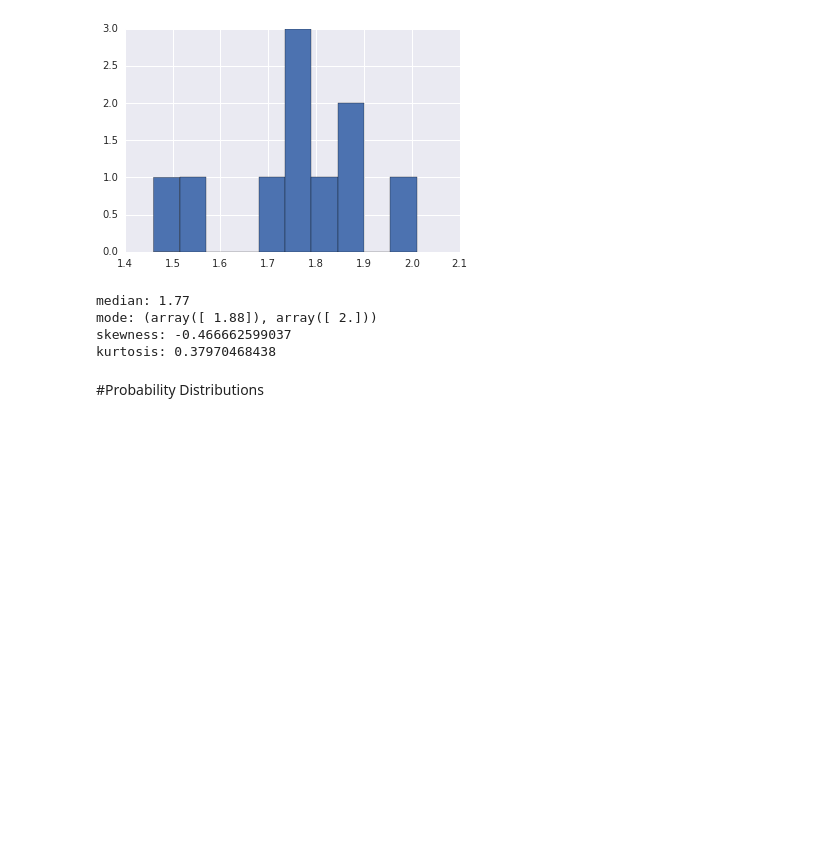
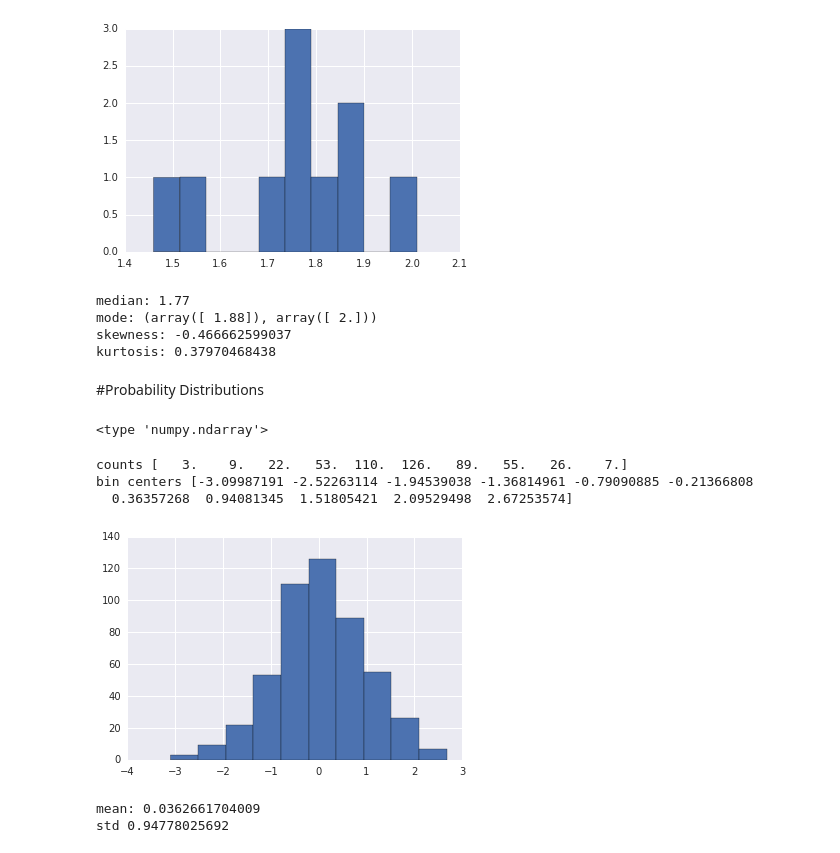
Before and after one commit to linbug/SciPy_tutorial, a Jupyter notebook: SciPy.stats.ipynb, the cells around one changed output. Saved outputs shown, nothing was run; the diff lists cells and outputs as text; code cells hidden in the pictures; blank space fills up the shorter version.

Commit message:
Probability distributions

```diff
--- a/SciPy.stats.ipynb
+++ b/SciPy.stats.ipynb
@@ -77,3 +77,25 @@ kurtosis: 0.37970468438
 #Probability Distributions
 # %%
 from scipy.stats import norm
+# %%
+#this gives you a numpy array with 500 elements, randomly valued according to the standard normal distribution (mean = 0, std =1)
+x_norm = norm.rvs(size = 500)
+print type(x_norm)
+# %% [output]
+<type 'numpy.ndarray'>
+# %%
+h = plt.hist(x_norm, bins = 10)
+print "counts", h[0]
+print "bin centers", h[1]
+# %% [output]
+counts [   3.    9.   22.   53.  110.  126.   89.   55.   26.    7.]
+bin centers [-3.09987191 -2.52263114 -1.94539038 -1.36814961 -0.79090885 -0.21366808
+  0.36357268  0.94081345  1.51805421  2.09529498  2.67253574]
+[figure, added]
+# %%
+#mean and standard deviation are not quite exactly 0 and 1
+print "mean:", x_norm.mean()
+print "std", x_norm.std()
+# %% [output]
+mean: 0.0362661704009
+std 0.94778025692
```
Also changed, not shown: parts of 6 cells of this notebook.
